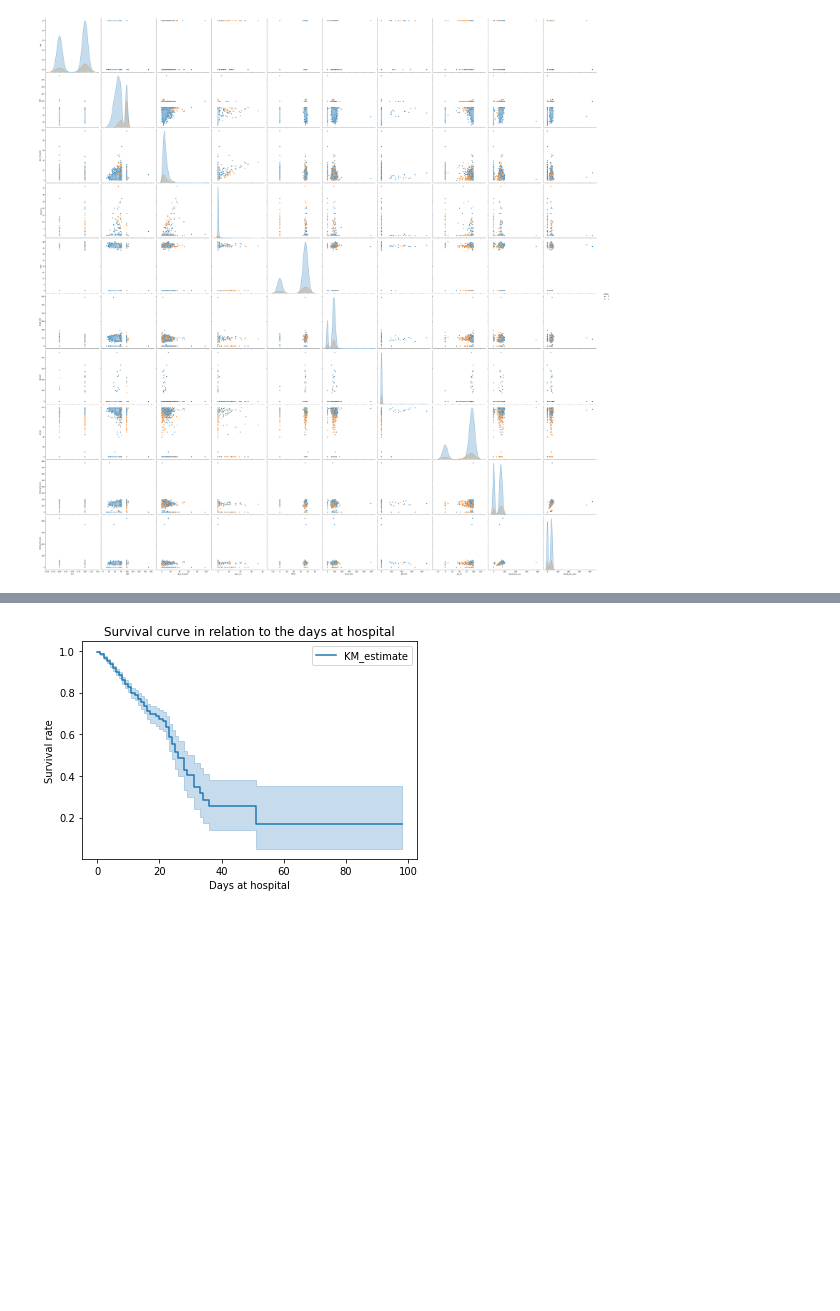
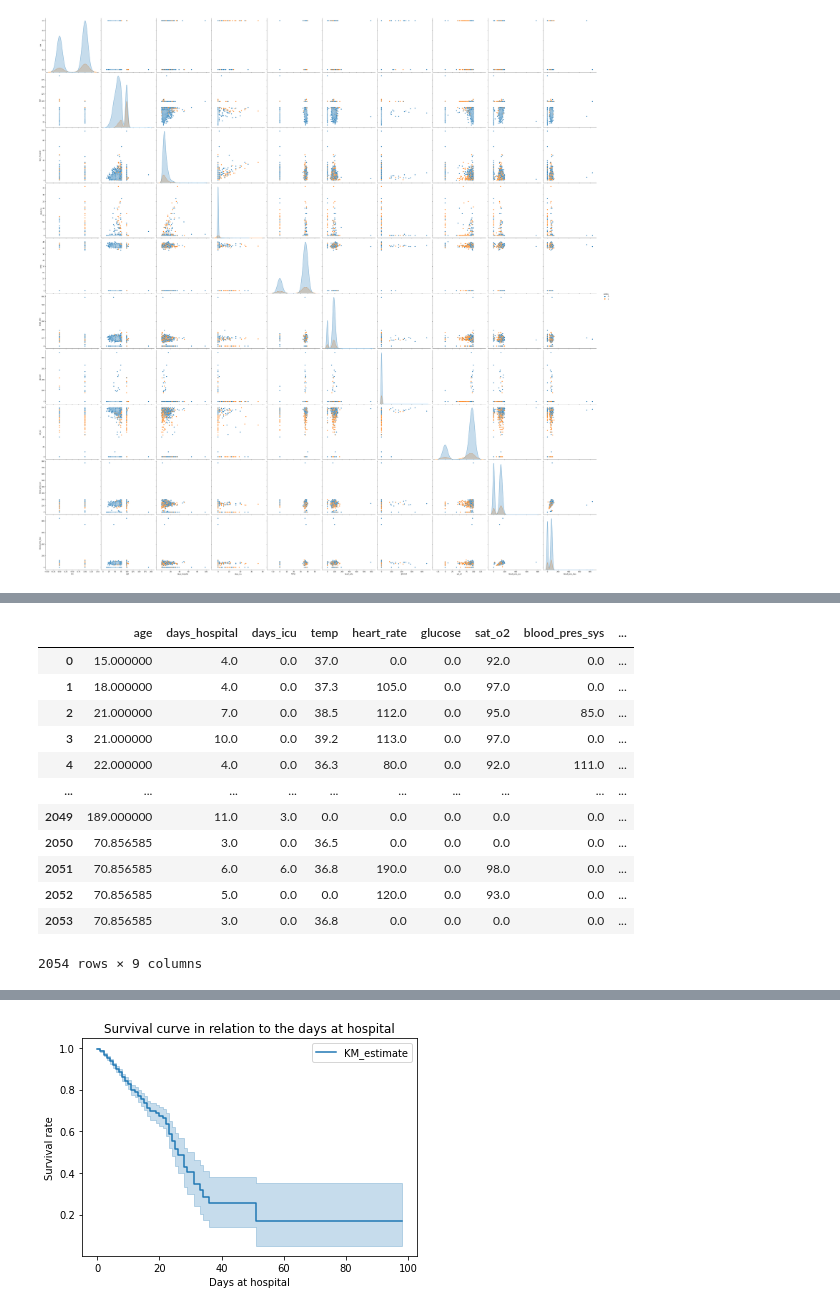
Before and after one commit to lesmesrafa/covid19-analytics, a Jupyter notebook: main_code.ipynb, the cells around one changed output, grey strips where cells are left out. Drawn from its saved outputs; the diff is of its cells as text; code cells hidden in the pictures; blank space fills up the shorter version.

```diff
--- a/main_code.ipynb
+++ b/main_code.ipynb
@@ -670,0 +604,17 @@ timeline
+# %%
+df_preprocessed_ohe = df_preprocessed.drop(["sex", "exitus"], axis=1)
+df_preprocessed_ohe
+# %% [output]
+|  | age | days_hospital | days_icu | temp | heart_rate | glucose | sat_o2 | blood_pres_sys | ... |
+| 0 | 15.000000 | 4.0 | 0.0 | 37.0 | 0.0 | 0.0 | 92.0 | 0.0 | ... |
+| 1 | 18.000000 | 4.0 | 0.0 | 37.3 | 105.0 | 0.0 | 97.0 | 0.0 | ... |
+| 2 | 21.000000 | 7.0 | 0.0 | 38.5 | 112.0 | 0.0 | 95.0 | 85.0 | ... |
+| 3 | 21.000000 | 10.0 | 0.0 | 39.2 | 113.0 | 0.0 | 97.0 | 0.0 | ... |
+| 4 | 22.000000 | 4.0 | 0.0 | 36.3 | 80.0 | 0.0 | 92.0 | 111.0 | ... |
+| ... | ... | ... | ... | ... | ... | ... | ... | ... | ... |
+| 2049 | 189.000000 | 11.0 | 3.0 | 0.0 | 0.0 | 0.0 | 0.0 | 0.0 | ... |
+| 2050 | 70.856585 | 3.0 | 0.0 | 36.5 | 0.0 | 0.0 | 0.0 | 0.0 | ... |
+| 2051 | 70.856585 | 6.0 | 6.0 | 36.8 | 190.0 | 0.0 | 98.0 | 0.0 | ... |
+| 2052 | 70.856585 | 5.0 | 0.0 | 0.0 | 120.0 | 0.0 | 93.0 | 0.0 | ... |
+| 2053 | 70.856585 | 3.0 | 0.0 | 36.8 | 0.0 | 0.0 | 0.0 | 0.0 | ... |
+2054 rows × 9 columns
```
Also changed, not shown: parts of 72 cells of this notebook.
